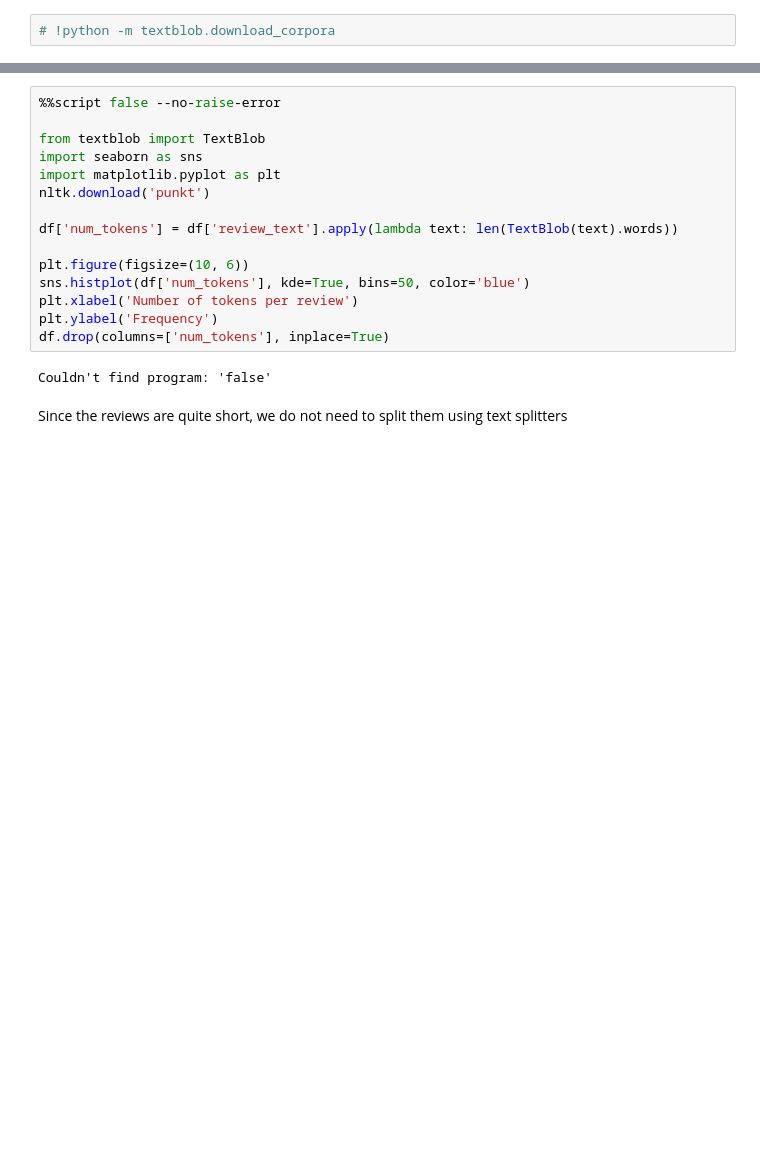
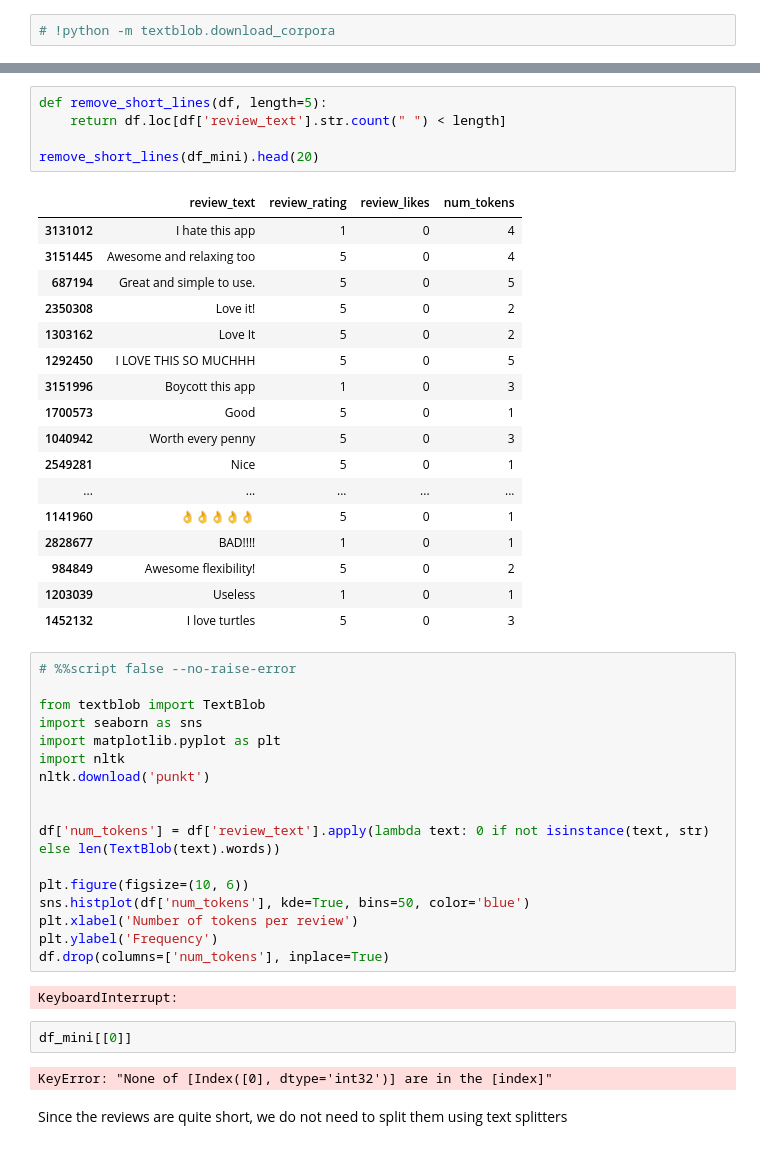
Before and after one commit to MagnificentCreature/spotify-review-RAG, a Jupyter notebook: playground/preprocessing.ipynb, the cells around one changed output, grey strips where cells are left out. Drawn from its saved outputs; the diff is of its cells as text; blank space fills up the shorter version.

```diff
--- a/playground/preprocessing.ipynb
+++ b/playground/preprocessing.ipynb
@@ -223,12 +199,37 @@ df[df["review_text"].str.count(" ") == 4].head(30)
+# %%
+def remove_short_lines(df, length=5):
+    return df.loc[df['review_text'].str.count(" ") < length]
+
+remove_short_lines(df_mini).head(20)
+# %% [output]
+|  | review_text | review_rating | review_likes | num_tokens |
+| 3131012 | I hate this app | 1 | 0 | 4 |
+| 3151445 | Awesome and relaxing too | 5 | 0 | 4 |
+| 687194 | Great and simple to use. | 5 | 0 | 5 |
+| 2350308 | Love it! | 5 | 0 | 2 |
+| 1303162 | Love It | 5 | 0 | 2 |
+| 1292450 | I LOVE THIS SO MUCHHH | 5 | 0 | 5 |
+| 3151996 | Boycott this app | 1 | 0 | 3 |
+| 1700573 | Good | 5 | 0 | 1 |
+| 1040942 | Worth every penny | 5 | 0 | 3 |
+| 2549281 | Nice | 5 | 0 | 1 |
+| ... | ... | ... | ... | ... |
+| 1141960 | 👌👌👌👌👌 | 5 | 0 | 1 |
+| 2828677 | BAD!!!! | 1 | 0 | 1 |
+| 984849 | Awesome flexibility! | 5 | 0 | 2 |
+| 1203039 | Useless | 1 | 0 | 1 |
+| 1452132 | I love turtles | 5 | 0 | 3 |
 # %%
-%%script false --no-raise-error
+# %%script false --no-raise-error
 
 from textblob import TextBlob
 import seaborn as sns
 import matplotlib.pyplot as plt
+import nltk
 nltk.download('punkt')
 
-df['num_tokens'] = df['review_text'].apply(lambda text: len(TextBlob(text).words))
+
+df['num_tokens'] = df['review_text'].apply(lambda text: 0 if not isinstance(text, str) else len(TextBlob(text).words))
 
 plt.figure(figsize=(10, 6))
 sns.histplot(df['num_tokens'], kde=True, bins=50, color='blue')
@@ -236,7 +237,11 @@ plt.xlabel('Number of tokens per review')
 plt.ylabel('Frequency')
 df.drop(columns=['num_tokens'], inplace=True)
 # %% [output]
-Couldn't find program: 'false'
+KeyboardInterrupt:
+# %%
+df_mini[[0]]
+# %% [output]
+KeyError: "None of [Index([0], dtype='int32')] are in the [index]"
 # %% [markdown]
 Since the reviews are quite short, we do not need to split them using text splitters
 # %%
```
Also changed, not shown: parts of 18 cells of this notebook, 6 other files.
